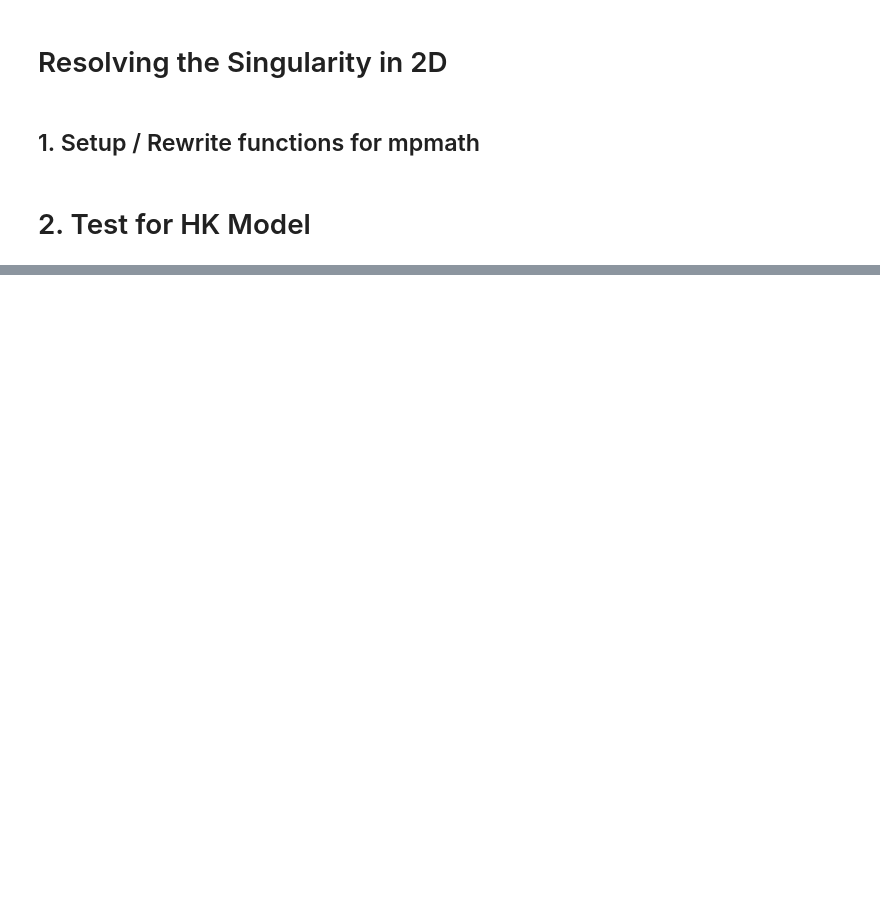
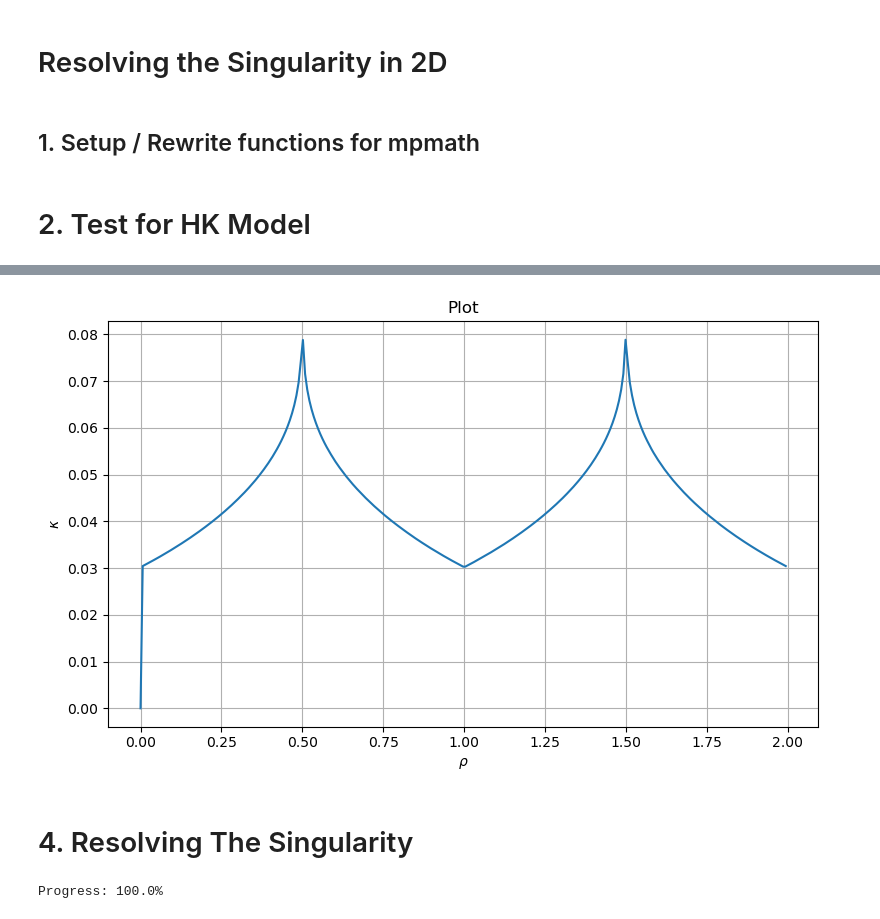
Before and after one commit to janjhch/bachelorthesis, a Jupyter notebook: meanfield/singularity_2d.ipynb, the cells around one changed output, grey strips where cells are left out. Cells and saved outputs as stored; diff of their text form; code cells hidden in the pictures; blank space fills up the shorter version.

```diff
--- a/meanfield/singularity_2d.ipynb
+++ b/meanfield/singularity_2d.ipynb
@@ -146,0 +221,16 @@ def plot_mpf_arrays(x_array, y_array, xlabel='x', ylabel='y', title='Plot'):
+# %%
+kappa_f8 = create_kappa_list_landau(rho_list, mu_list_hkl, 14, 8)
+plot_mpf_arrays(rho_list, kappa_f8, r'$\rho$', r'$\kappa$')
+# %% [output]
+[figure, added]
+# %% [markdown]
+# 4. Resolving The Singularity
+# %%
+rho_list_log = [mpf(1e-1),mpf(1e-2),mpf(1e-3),mpf(1e-4),mpf(1e-5),mpf(1e-6),mpf(1e-7),mpf(1e-8),mpf(1e-9),mpf(1e-10),
+                mpf(1e-11),mpf(1e-12),mpf(1e-13),mpf(1e-14),mpf(1e-15),mpf(1e-16),mpf(1e-17),mpf(1e-18),mpf(1e-19),
+                mpf(1e-20),mpf(1e-21),mpf(1e-22),mpf(1e-23)]
+
+mu_list_log_f0 = create_mu_list(rho_list_log, 14, 0)
+mu_list_log_f8 = create_mu_list(rho_list_log, 14, 8)
+# %% [output]
+Progress: 100.0%
```
Also changed, not shown: parts of 9 cells of this notebook.
